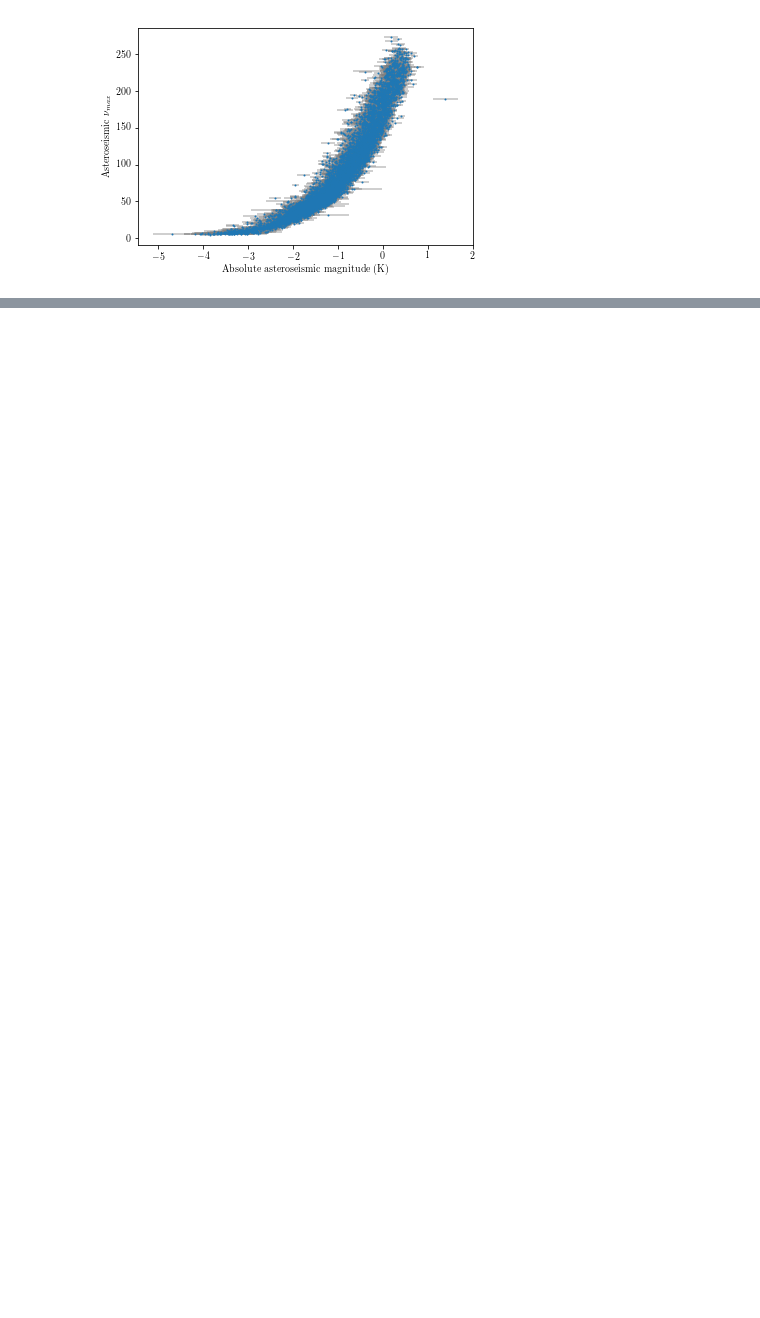
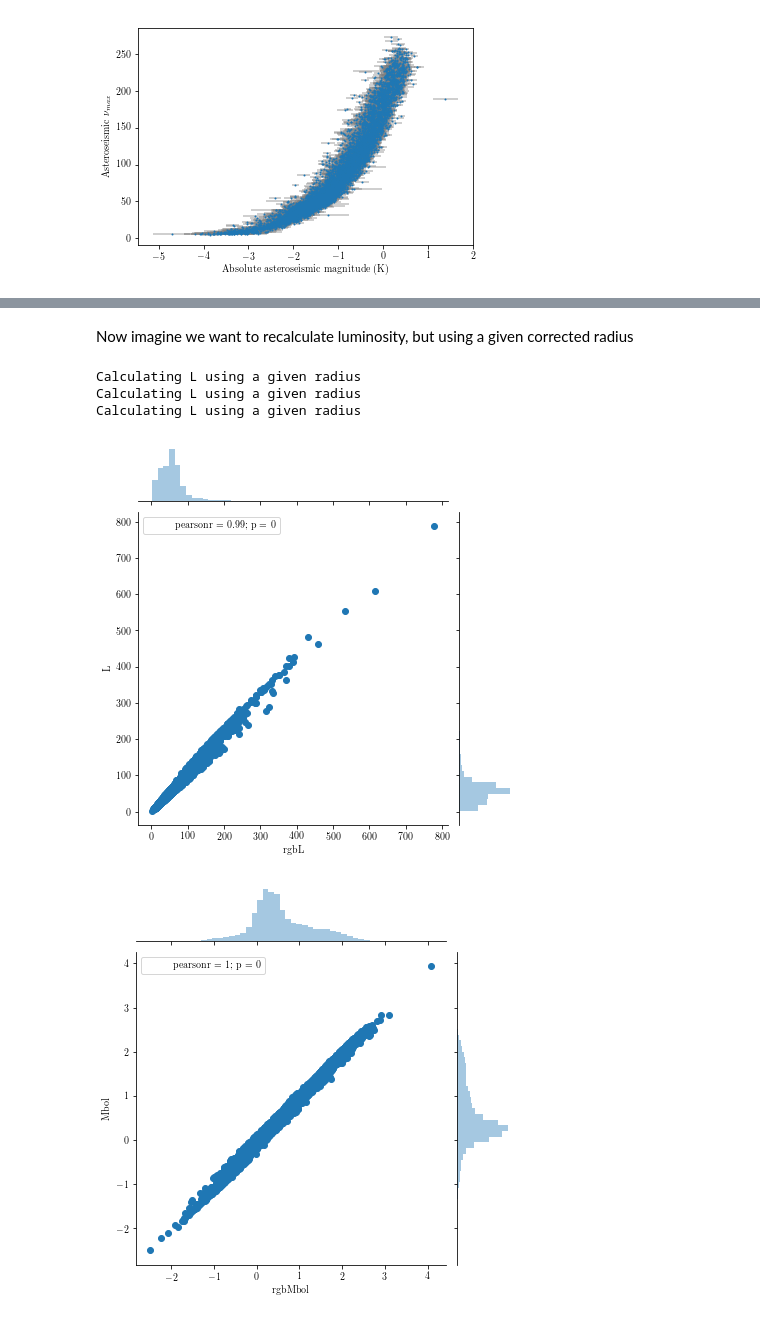
Before and after one commit to ojhall94/omnitool, a Jupyter notebook: examples/example_astero_bolocorr.ipynb, the cells around one changed output, grey strips where cells are left out. Drawn from its saved outputs; the diff is of its cells as text; code cells hidden in the pictures; blank space fills up the shorter version.

```diff
--- a/examples/example_astero_bolocorr.ipynb
+++ b/examples/example_astero_bolocorr.ipynb
@@ -123,0 +143,24 @@ plt.show()
+# %% [markdown]
+Now imagine we want to recalculate luminosity, but using a given corrected radius
+# %%
+#Calling the scaling relations class
+SC = omnitool.scalings(yu18, yu18.numax, yu18.dnu, yu18.Teff,\
+                          _numax_err = yu18.numax_err,\
+                          _dnu_err = yu18.dnu_err,\
+                          _Teff_err = yu18.Teff_err)
+SC.give_corrections(Rcorr = yu18.R_RGB*Rsol, Rcorr_err = yu18['err.6']*Rsol)
+yu18['rgbL'] = SC.get_luminosity()/Lsol
+yu18['rgbL_err'] = SC.get_luminosity_err()/Lsol
+yu18['rgbMbol'] = SC.get_bolmag()
+yu18['rgbMbol_err'] = SC.get_bolmag_err()
+# %% [output]
+Calculating L using a given radius
+Calculating L using a given radius
+Calculating L using a given radius
+# %%
+sns.jointplot(yu18.rgbL, yu18.L)
+sns.jointplot(yu18.rgbMbol, yu18.Mbol)
+plt.show()
+# %% [output]
+[figure, added]
+[figure, added]
```
Also changed, not shown: parts of 23 cells of this notebook, 1 other file.
